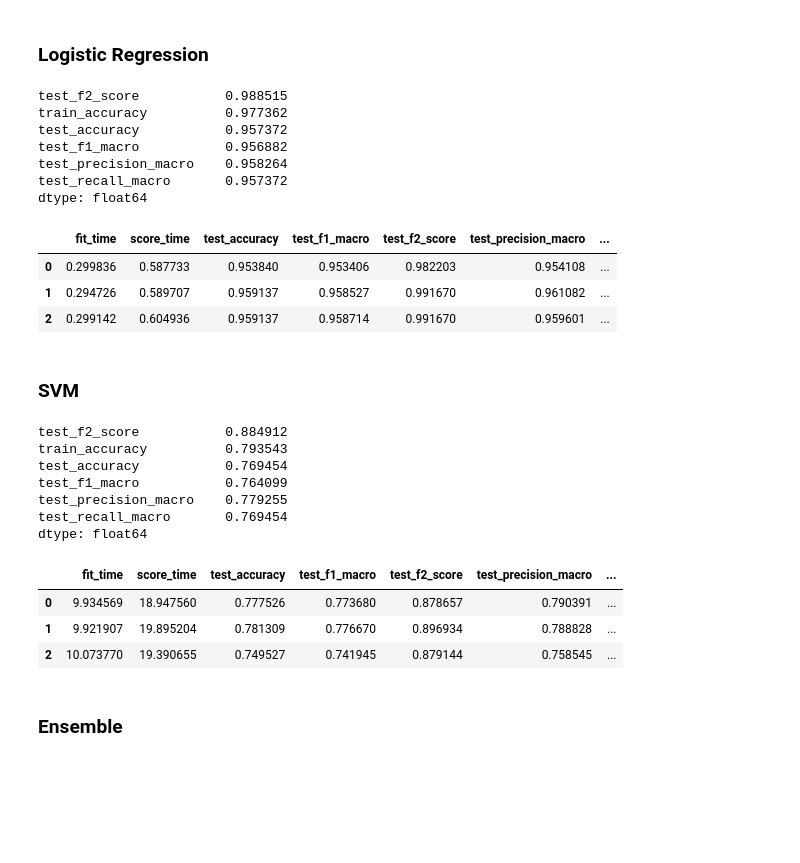
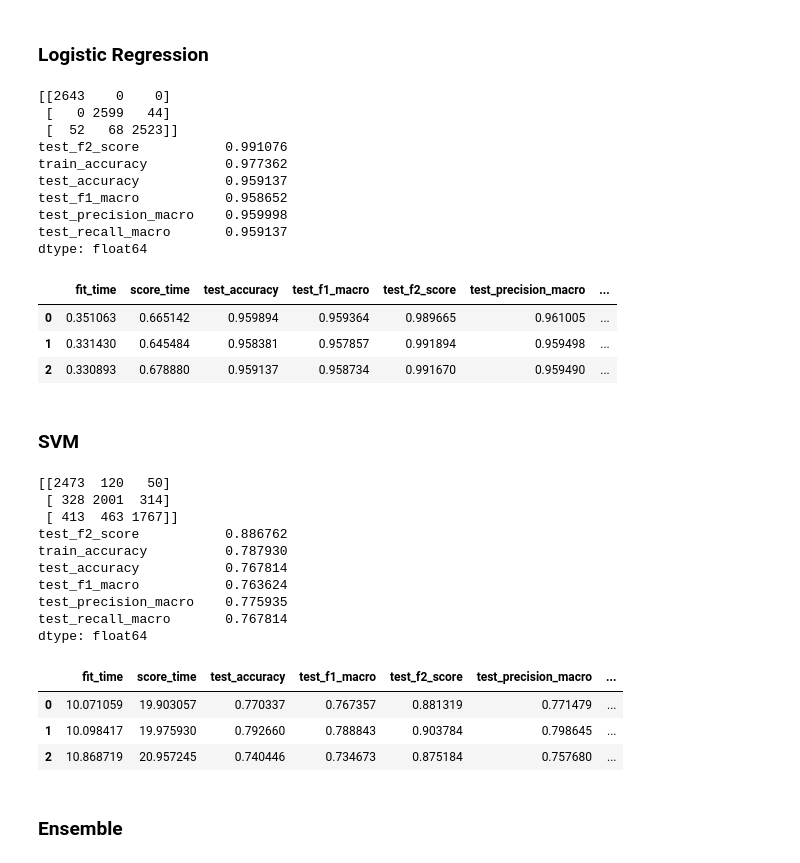
Before and after one commit to sudodoki/prj-nlp, a Jupyter notebook: students/SerhiiNechyporchuk/homework/05-bag-of-words/Homework05.ipynb, the cells around one changed output. Cells and saved outputs as stored; diff of their text form; code cells hidden in the pictures; blank space fills up the shorter version.

```diff
--- a/students/SerhiiNechyporchuk/homework/05-bag-of-words/Homework05.ipynb
+++ b/students/SerhiiNechyporchuk/homework/05-bag-of-words/Homework05.ipynb
@@ -1,5 +1,6 @@
 # %%
 %matplotlib inline
+import ast
 import pandas as pd
 import numpy as np
 import matplotlib.pyplot as plt
@@ -7,11 +8,12 @@ import json
 from langdetect import detect
 import langdetect
 from sklearn.model_selection import train_test_split,cross_validate, GridSearchCV
-from sklearn.pipeline import Pipeline
+from sklearn.pipeline import Pipeline, FeatureUnion
 from sklearn.feature_extraction.text import CountVectorizer, TfidfVectorizer
+from sklearn.feature_extraction import DictVectorizer
 from sklearn.metrics import accuracy_score, precision_score, recall_score, f1_score, confusion_matrix
 from sklearn.naive_bayes import MultinomialNB
-from sklearn.base import BaseEstimator, ClassifierMixin
+from sklearn.base import BaseEstimator, ClassifierMixin, TransformerMixin
 from sklearn.preprocessing import FunctionTransformer
 import en_core_web_lg
 from tqdm import tqdm_pandas, tqdm_notebook
@@ -19,7 +21,7 @@ import tokenize_uk
 import warnings
 
 warnings.filterwarnings(action='ignore')
-pd.set_option('display.max_colwidth', 100)
+pd.set_option('display.max_colwidth', 400)
 # %%
 nlp = en_core_web_lg.load()
 # %% [markdown]
@@ -127,7 +125,9 @@ df_ws.head()
 #train.to_csv('train.phones.csv', index=False)
 #test.to_csv('test.phones.csv', index=False)
 train = pd.read_csv('train.phones.csv.gz', compression='gzip')
+train = train.assign(review_dict = train['review'].apply(ast.literal_eval))
 test = pd.read_csv('test.phones.csv.gz', compression='gzip')
+test = test.assign(review_dict = test['review'].apply(ast.literal_eval))
 # %% [markdown]
 Load ukranian stemmer (borrowed from https://github.com/Amice13/ukr_stemmer)
 # %%
@@ -176,9 +170,8 @@ from sklearn.metrics import fbeta_score, make_scorer
 
 f2_score = make_scorer(fbeta_score, beta=2, labels=[0], average=None)
 
-def print_metrics(cls, train):
-    scores = cross_validate(cls, train['review_doc'],
-                            y=train['score'],
+def print_metrics(cls, X, y):
+    scores = cross_validate(cls, X, y=y,
                             scoring={'f2_score': f2_score,
                                      'f1_macro': 'f1_macro',
                                      'accuracy': 'accuracy',
@@ -189,7 +182,7 @@ def print_metrics(cls, train):
 
 
     df = pd.DataFrame(scores)
-    print(confusion_matrix(train['score'], cls.predict(train['review_doc'])))
+    print(confusion_matrix(y, cls.predict(X)))
 #    print(confusion_matrix(train['score']))
     print(df[['test_f2_score', 'train_accuracy', 'test_accuracy', 'test_f1_macro', 'test_precision_macro', 'test_recall_macro']].mean())
     return df
@@ -369,6 +362,7 @@ for cat in range(3):
     diff = max_count - len(train2_cat)
     addition.append(train2_cat.sample(n=diff, replace=True))
 train2 = train2.append(addition, ignore_index=True).reset_index()
+train2 = train2.sample(len(train2))
 train2['score'].value_counts().plot('bar')
 # %% [output]
 <matplotlib.axes._subplots.AxesSubplot at 0x...>
@@ -401,40 +395,46 @@ dtype: float64
 lr_p = Pipeline([('vectorizer', TfidfVectorizer(lowercase=False, tokenizer=lambda x: x, vocabulary=vocab)),
                  ('classifier', LogisticRegression())])
 lr_p.fit(train2['review_doc'], train2['score'])
-print_metrics(lr_p, train2)
+print_metrics(lr_p, train2['review_doc'], train2['score'])
 # %% [output]
-test_f2_score           0.988515
+[[2643    0    0]
+ [   0 2599   44]
+ [  52   68 2523]]
+test_f2_score           0.991076
 train_accuracy          0.977362
-test_accuracy           0.957372
-test_f1_macro           0.956882
-test_precision_macro    0.958264
-test_recall_macro       0.957372
+test_accuracy           0.959137
+test_f1_macro           0.958652
+test_precision_macro    0.959998
+test_recall_macro       0.959137
 dtype: float64
 |  | fit_time | score_time | test_accuracy | test_f1_macro | test_f2_score | test_precision_macro | ... |
-| 0 | 0.299836 | 0.587733 | 0.953840 | 0.953406 | 0.982203 | 0.954108 | ... |
-| 1 | 0.294726 | 0.589707 | 0.959137 | 0.958527 | 0.991670 | 0.961082 | ... |
-| 2 | 0.299142 | 0.604936 | 0.959137 | 0.958714 | 0.991670 | 0.959601 | ... |
+| 0 | 0.351063 | 0.665142 | 0.959894 | 0.959364 | 0.989665 | 0.961005 | ... |
+| 1 | 0.331430 | 0.645484 | 0.958381 | 0.957857 | 0.991894 | 0.959498 | ... |
+| 2 | 0.330893 | 0.678880 | 0.959137 | 0.958734 | 0.991670 | 0.959490 | ... |
 # %% [markdown]
 ### SVM
 # %%
 from sklearn.svm import SVC
 
 svm_p = Pipeline([('vectorizer', TfidfVectorizer(lowercase=False, tokenizer=lambda x: x, vocabulary=vocab)),
                  ('classifier', SVC())])
 svm_p.fit(train2['review_doc'], train2['score'])
-print_metrics(svm_p, train2)
+print_metrics(svm_p, train2['review_doc'], train2['score'])
 # %% [output]
-test_f2_score           0.884912
-train_accuracy          0.793543
-test_accuracy           0.769454
-test_f1_macro           0.764099
-test_precision_macro    0.779255
-test_recall_macro       0.769454
+[[2473  120   50]
+ [ 328 2001  314]
+ [ 413  463 1767]]
+test_f2_score           0.886762
+train_accuracy          0.787930
+test_accuracy           0.767814
+test_f1_macro           0.763624
+test_precision_macro    0.775935
+test_recall_macro       0.767814
 dtype: float64
 |  | fit_time | score_time | test_accuracy | test_f1_macro | test_f2_score | test_precision_macro | ... |
-| 0 | 9.934569 | 18.947560 | 0.777526 | 0.773680 | 0.878657 | 0.790391 | ... |
-| 1 | 9.921907 | 19.895204 | 0.781309 | 0.776670 | 0.896934 | 0.788828 | ... |
-| 2 | 10.073770 | 19.390655 | 0.749527 | 0.741945 | 0.879144 | 0.758545 | ... |
+| 0 | 10.071059 | 19.903057 | 0.770337 | 0.767357 | 0.881319 | 0.771479 | ... |
+| 1 | 10.098417 | 19.975930 | 0.792660 | 0.788843 | 0.903784 | 0.798645 | ... |
+| 2 | 10.868719 | 20.957245 | 0.740446 | 0.734673 | 0.875184 | 0.757680 | ... |
 # %% [markdown]
 ### Ensemble
 # %%
```
Also changed, not shown: parts of 30 cells of this notebook, 5 other files.
